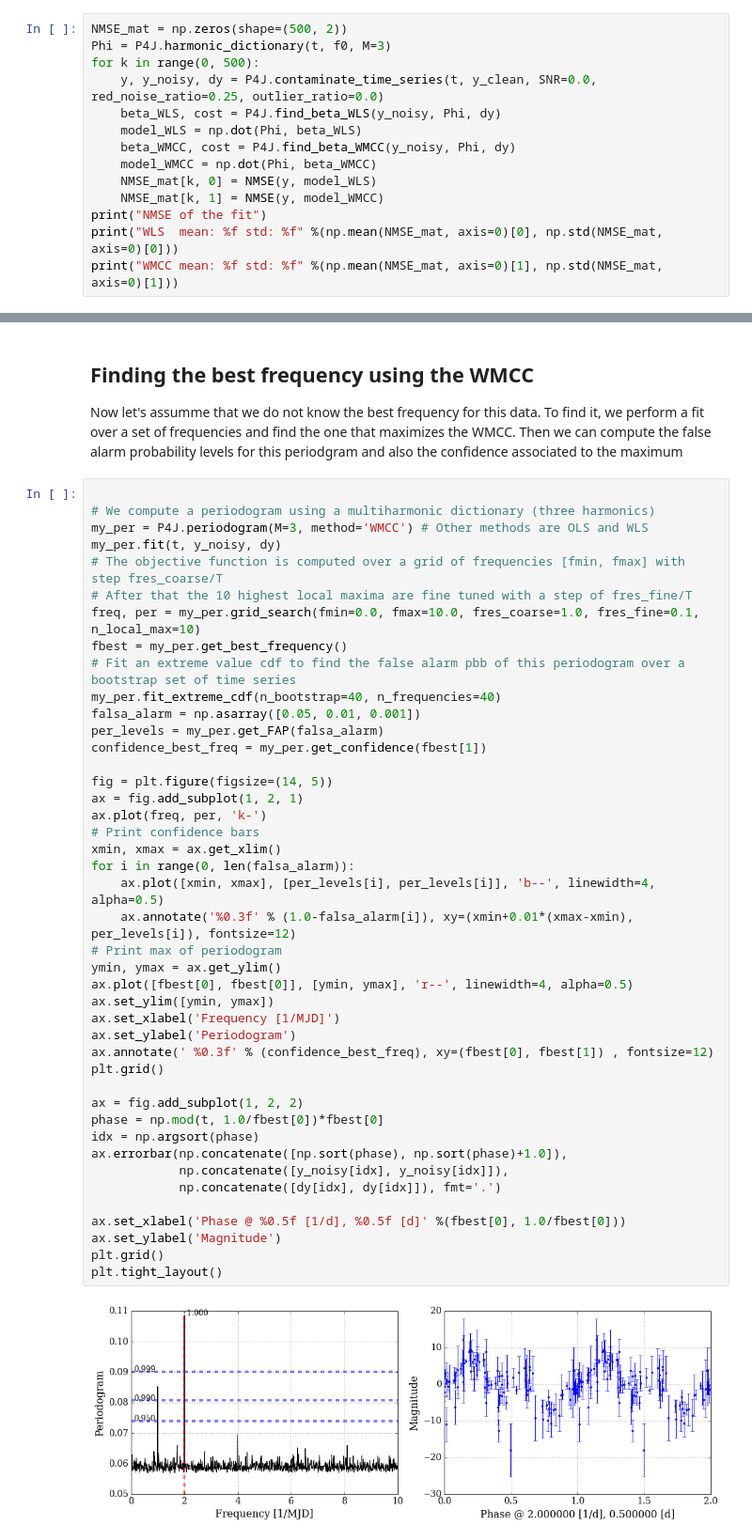
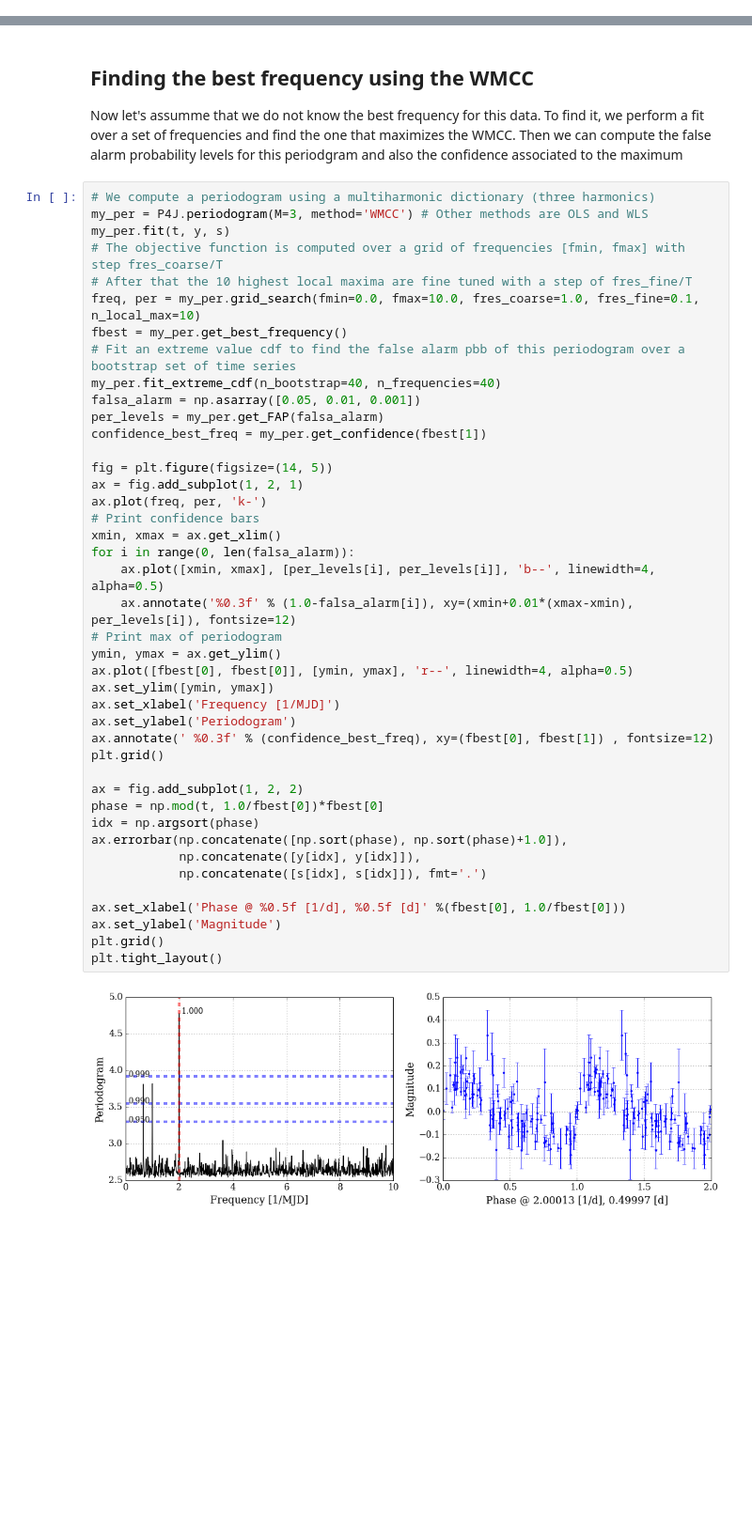
Before and after one commit to phuijse/P4J, a Jupyter notebook: examples/periodogram_demo.ipynb, the cells around one changed output, grey strips where cells are left out. Shown at 94% size. Saved outputs shown, nothing was run; the diff lists cells and outputs as text; blank space fills up the shorter version.

```diff
--- a/examples/periodogram_demo.ipynb
+++ b/examples/periodogram_demo.ipynb
@@ -104,14 +56,0 @@ Now let's compute the average NMSE over 100 noisy realizations
-# %%
-NMSE_mat = np.zeros(shape=(500, 2))
-Phi = P4J.harmonic_dictionary(t, f0, M=3)
-for k in range(0, 500):
-    y, y_noisy, dy = P4J.contaminate_time_series(t, y_clean, SNR=0.0, red_noise_ratio=0.25, outlier_ratio=0.0)
-    beta_WLS, cost = P4J.find_beta_WLS(y_noisy, Phi, dy)
-    model_WLS = np.dot(Phi, beta_WLS)
-    beta_WMCC, cost = P4J.find_beta_WMCC(y_noisy, Phi, dy)
-    model_WMCC = np.dot(Phi, beta_WMCC)
-    NMSE_mat[k, 0] = NMSE(y, model_WLS)
-    NMSE_mat[k, 1] = NMSE(y, model_WMCC)
-print("NMSE of the fit")
-print("WLS  mean: %f std: %f" %(np.mean(NMSE_mat, axis=0)[0], np.std(NMSE_mat, axis=0)[0]))
-print("WMCC mean: %f std: %f" %(np.mean(NMSE_mat, axis=0)[1], np.std(NMSE_mat, axis=0)[1]))
@@ -124,10 +59,9 @@ WMCC mean: 0.043760 std: 0.025947
 
 Now let's assumme that we do not know the best frequency for this data. To find it, we perform a fit over a set of frequencies and find the one that maximizes the WMCC. Then we can compute the false alarm probability levels for this periodgram and also the confidence associated to the maximum
 # %%
-
 # We compute a periodogram using a multiharmonic dictionary (three harmonics)
 my_per = P4J.periodogram(M=3, method='WMCC') # Other methods are OLS and WLS
-my_per.fit(t, y_noisy, dy)
+my_per.fit(t, y, s)
 # The objective function is computed over a grid of frequencies [fmin, fmax] with step fres_coarse/T
 # After that the 10 highest local maxima are fine tuned with a step of fres_fine/T
 freq, per = my_per.grid_search(fmin=0.0, fmax=10.0, fres_coarse=1.0, fres_fine=0.1, n_local_max=10)
@@ -138,33 +72,33 @@ falsa_alarm = np.asarray([0.05, 0.01, 0.001])
 per_levels = my_per.get_FAP(falsa_alarm)
 confidence_best_freq = my_per.get_confidence(fbest[1])
 
 fig = plt.figure(figsize=(14, 5))
 ax = fig.add_subplot(1, 2, 1)
 ax.plot(freq, per, 'k-')
 # Print confidence bars
 xmin, xmax = ax.get_xlim()
 for i in range(0, len(falsa_alarm)):
     ax.plot([xmin, xmax], [per_levels[i], per_levels[i]], 'b--', linewidth=4, alpha=0.5)
     ax.annotate('%0.3f' % (1.0-falsa_alarm[i]), xy=(xmin+0.01*(xmax-xmin), per_levels[i]), fontsize=12)
 # Print max of periodogram
 ymin, ymax = ax.get_ylim()
 ax.plot([fbest[0], fbest[0]], [ymin, ymax], 'r--', linewidth=4, alpha=0.5)
 ax.set_ylim([ymin, ymax])
 ax.set_xlabel('Frequency [1/MJD]')
 ax.set_ylabel('Periodogram')
 ax.annotate(' %0.3f' % (confidence_best_freq), xy=(fbest[0], fbest[1]) , fontsize=12)
 plt.grid()
 
 ax = fig.add_subplot(1, 2, 2)
 phase = np.mod(t, 1.0/fbest[0])*fbest[0]
 idx = np.argsort(phase)
 ax.errorbar(np.concatenate([np.sort(phase), np.sort(phase)+1.0]),
-            np.concatenate([y_noisy[idx], y_noisy[idx]]),
-            np.concatenate([dy[idx], dy[idx]]), fmt='.')
+            np.concatenate([y[idx], y[idx]]),
+            np.concatenate([s[idx], s[idx]]), fmt='.')
 
 ax.set_xlabel('Phase @ %0.5f [1/d], %0.5f [d]' %(fbest[0], 1.0/fbest[0]))
 ax.set_ylabel('Magnitude')
 plt.grid()
 plt.tight_layout()
 # %% [output]
-[figure, old version]
+[figure, new version]
```
Also changed, not shown: parts of 5 cells of this notebook, 2 other files.
